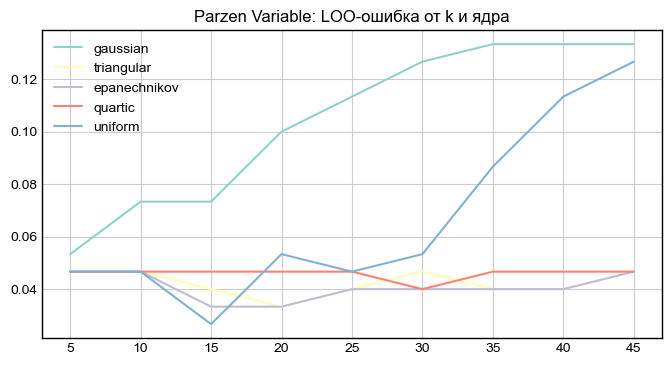
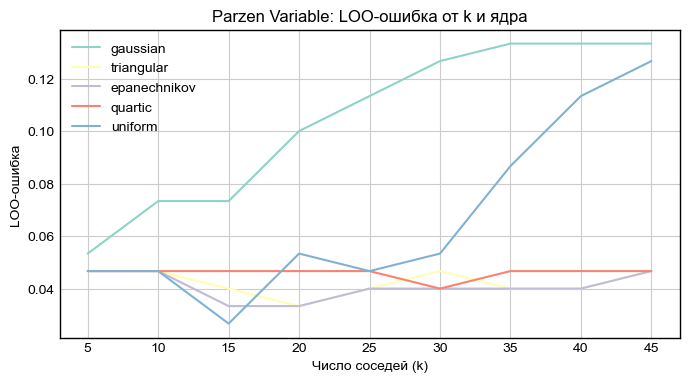
The change to this notebook cell's code, shown as a diff; its figure went from the first image to the second:
--- before
+++ after
@@ -15,5 +15,8 @@
     plt.plot(subset['k'], subset['err'], label=ker)
 plt.title("Parzen Variable: LOO-ошибка от k и ядра")
-plt.legend(); plt.show()
+plt.xlabel("Число соседей (k)")
+plt.ylabel("LOO-ошибка")
+plt.legend()
+plt.show()
 
 display(HTML(f"<b>Лучший Parzen Variable:</b> k={int(best_pv['k'])}, Kernel={best_pv['kernel']} (Ошибка: {best_pv['err']:.4f})"))

Commit: fix: cases 5,6 update